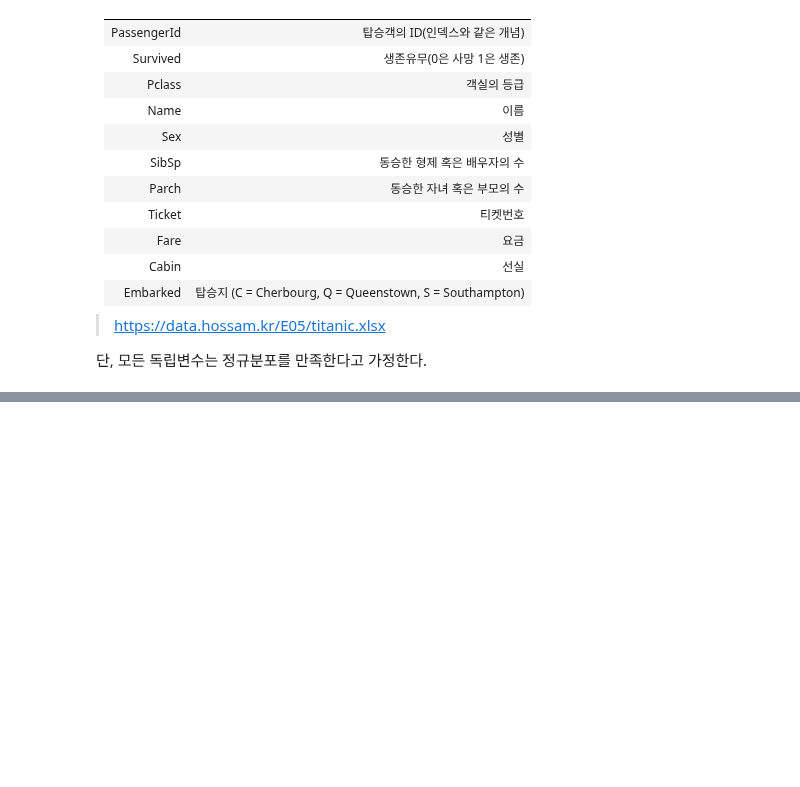
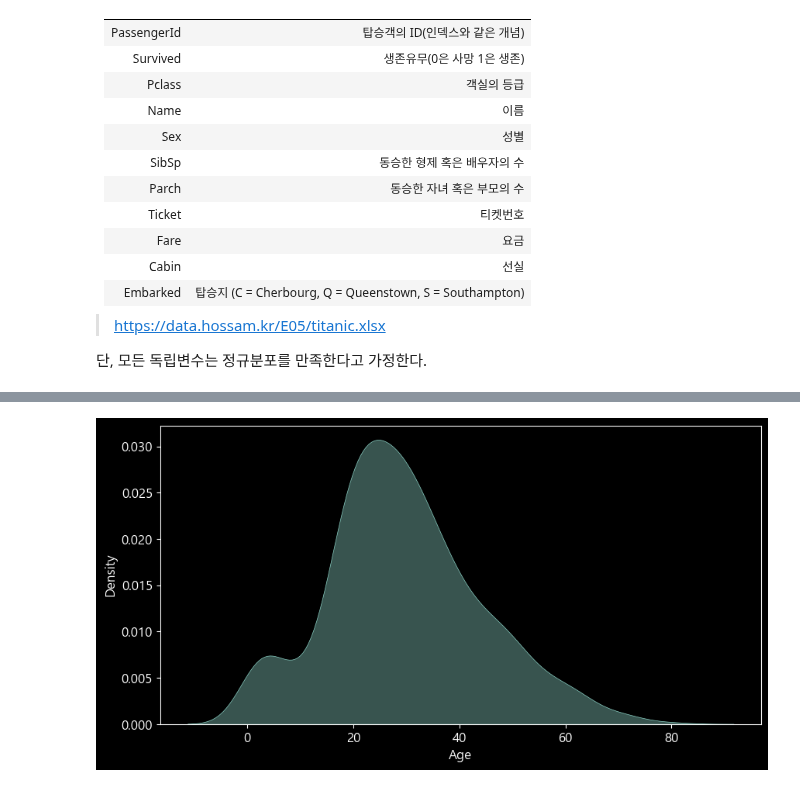
Before and after one commit to maker-lee/megait-data, a Jupyter notebook: E.확증적_데이터_분석/05.로지스틱 회귀/연습문제(1).ipynb, the cells around one changed output, grey strips where cells are left out. Cells and saved outputs as stored; diff of their text form; code cells hidden in the pictures; blank space fills up the shorter version.

```diff
--- a/E.확증적_데이터_분석/05.로지스틱 회귀/연습문제(1).ipynb
+++ b/E.확증적_데이터_분석/05.로지스틱 회귀/연습문제(1).ipynb
@@ -133,8 +175,8 @@ logit_result.result_df
 
 단, 모든 독립변수는 정규분포를 만족한다고 가정한다.
 # %%
-df1 = read_excel("https://data.hossam.kr/E05/titanic.xlsx")
-df1.head()
+df = read_excel("https://data.hossam.kr/E05/titanic.xlsx")
+df.head()
 # %% [output]
 |  | PassengerId | Survived | Pclass | Name | Sex | Age | SibSp | Parch | Ticket | Fare | ... |
 | 0 | 1 | 0 | 3 | Braund, Mr. Owen Harris | male | 22.0 | 1 | 0 | A/5 21171 | 7.2500 | ... |
@@ -144,0 +207,3 @@ df1.head()
+# %%
+# 이름과 티켓 번호 삭제
+df = df.drop(["Name","Ticket"],axis=1)
@@ -144,0 +221,4 @@ df1.head()
+# %%
+# 근데 별 상관없으므로 변수를 지운다.(변수 자체를 열 단위 제거)
+df = df.drop("Cabin",axis=1)
+df.head()
@@ -144,0 +232,14 @@ df1.head()
+# %%
+# 나이 결측치를 무엇으로 대체할 것인가에 대해 커널밀도 그래프를 통해 확인
+
+plt.rcParams['font.family'] = "Malgun Gothic"
+plt.rcParams['font.size'] = 12
+plt.rcParams['figure.figsize'] = (20,5)
+plt.rcParams['axes.unicode_minus'] = False
+
+plt.figure(figsize=(10, 5))
+sb.kdeplot(data=df, x='Age', fill=True, alpha=0.4, linewidth=0.5)
+plt.show()
+plt.close()
+# %% [output]
+[figure, added]
```
Also changed, not shown: parts of 73 cells of this notebook, 2 other files.
